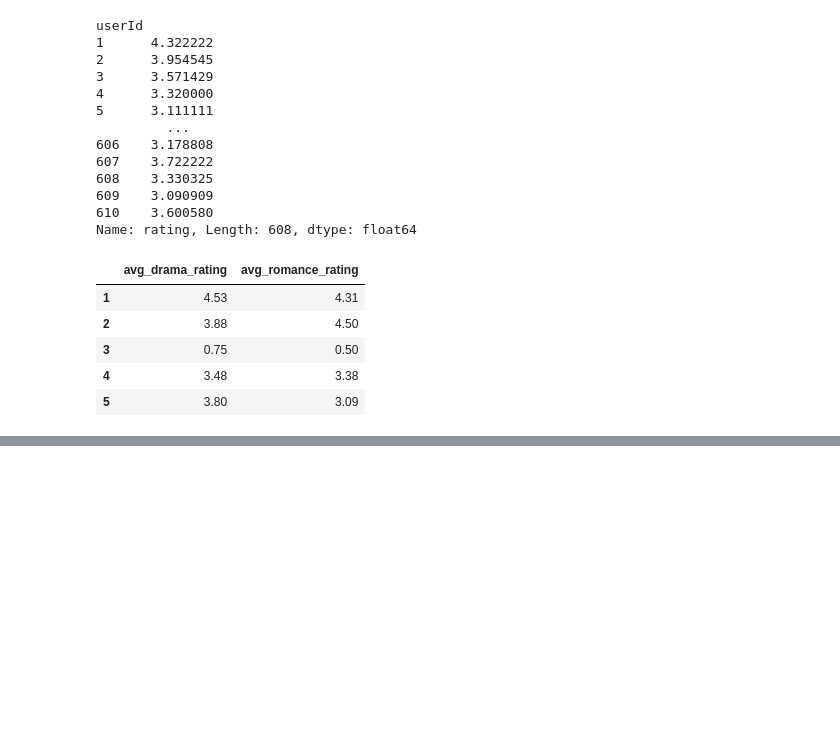
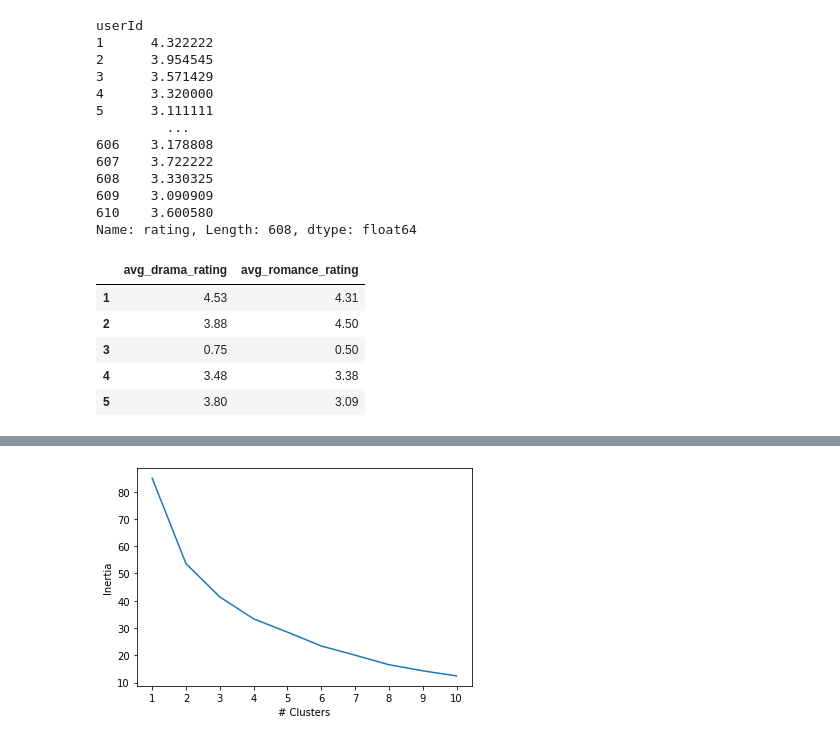
Before and after one commit to blancacarretero/movie-recommendation-engine, a Jupyter notebook: ml-latest-small.ipynb, the cells around one changed output, grey strips where cells are left out. Cells and saved outputs as stored; diff of their text form; code cells hidden in the pictures; blank space fills up the shorter version.

```diff
--- a/ml-latest-small.ipynb
+++ b/ml-latest-small.ipynb
@@ -73,0 +106,21 @@ genre_ratings_df.head()
+# %%
+# eblow plot to determine clustering
+inertia = []
+k = list(range(1,11))
+
+# for-loop for elbow plot
+for i in k:
+    km = KMeans(n_clusters=i, random_state=0)
+    km.fit(X)
+    inertia.append(km.inertia_)
+elbow = {"k": k, "inertia": inertia}
+elbow_df = pd.DataFrame(elbow)
+
+# plot elbow data
+plt.plot(elbow_df['k'], elbow_df['inertia'])
+plt.xticks(k)
+plt.xlabel('# Clusters')
+plt.ylabel('Inertia')
+plt.show()
+# %% [output]
+[figure, added]
```
Also changed, not shown: parts of 4 cells of this notebook.
